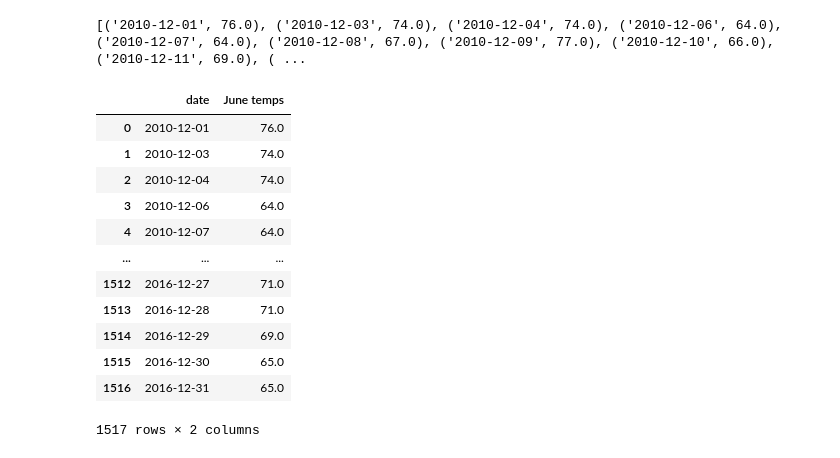
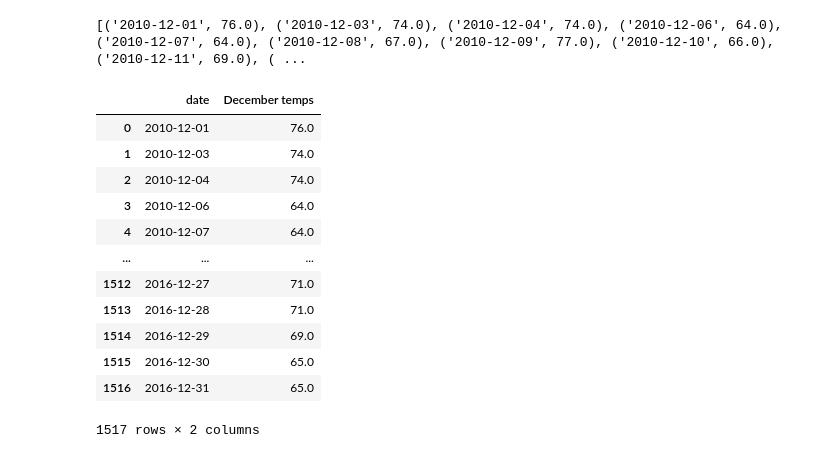
Before and after one commit to ranedigamber/surfs_up, a Jupyter notebook: SurfsUp_Challenge.ipynb, the cells around one changed output. Saved outputs shown, nothing was run; the diff lists cells and outputs as text; code cells hidden in the pictures.

```diff
--- a/SurfsUp_Challenge.ipynb
+++ b/SurfsUp_Challenge.ipynb
@@ -95,10 +95,10 @@ print(december_results)
 [('2010-12-01', 76.0), ('2010-12-03', 74.0), ('2010-12-04', 74.0), ('2010-12-06', 64.0), ('2010-12-07', 64.0), ('2010-12-08', 67.0), ('2010-12-09', 77.0), ('2010-12-10', 66.0), ('2010-12-11', 69.0), ( ...
 # %%
 # 8. Create a DataFrame from the list of temperatures for the month of December.
-december_df = pd.DataFrame(december_results, columns=['date', 'June temps'])
+december_df = pd.DataFrame(december_results, columns=['date', 'December temps'])
 december_df
 # %% [output]
-|  | date | June temps |
+|  | date | December temps |
 | 0 | 2010-12-01 | 76.0 |
 | 1 | 2010-12-03 | 74.0 |
 | 2 | 2010-12-04 | 74.0 |
```
Also changed, not shown: parts of 1 cell of this notebook, 2 other files.
